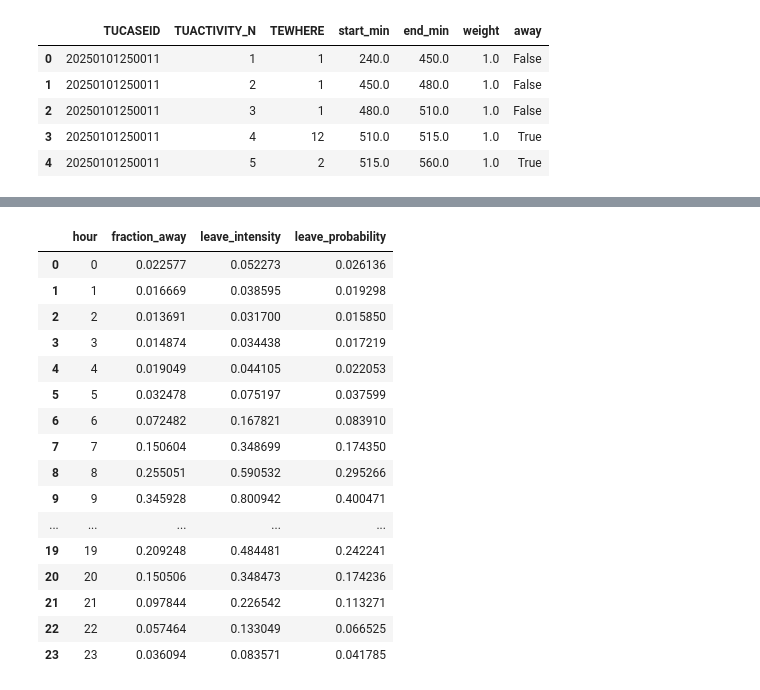
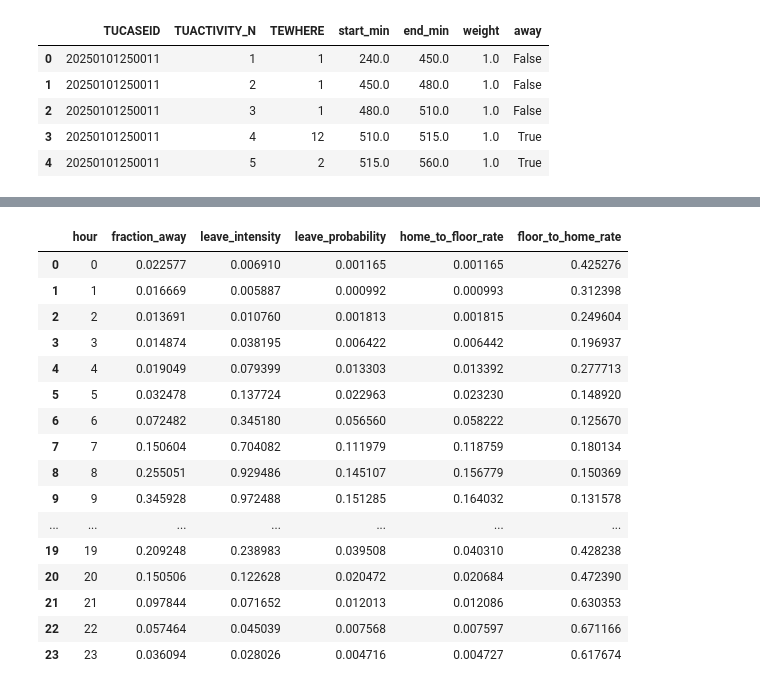
Before and after one commit to amylcarr/game-theory-model, a Jupyter notebook: atus_sun_clock_model.ipynb, the cells around one changed output, grey strips where cells are left out. Saved outputs shown, nothing was run; the diff lists cells and outputs as text; code cells hidden in the pictures.

```diff
--- a/atus_sun_clock_model.ipynb
+++ b/atus_sun_clock_model.ipynb
@@ -168,7 +167,7 @@ def load_atus_activity_file(path, config=CONFIG):
 
 
 def make_synthetic_atus(n_people=3000, seed=0):
-    """Fallback demo data with a realistic diurnal away-from-home pattern,
+    """Fallback demo data with a realistic daily away-from-home pattern,
     used only when DATA_PATH isn't found -- lets the rest of the notebook
     run end-to-end before you plug in the real ATUS extract."""
     r = np.random.default_rng(seed)
@@ -290,19 +347,23 @@ scale it by a tunable ceiling probability, `BASE_LEAVE_PROB`.
 # %%
-RING_INTERVAL_HOURS = 2.0     # the clock rings every 5 hours on average, always
-BASE_LEAVE_PROB = 0.5         # probability of leaving at the peak hour, when polled
+# Empirical continuous-time movement rates in events per person-hour.
+# These are calculated from observed transitions and person-hours in cell 3.
+leave_intensity_hourly = (
+    home_to_floor_rate_hourly / home_to_floor_rate_hourly.max()
+)
+leave_prob_hourly = 1.0 - np.exp(-home_to_floor_rate_hourly)
 
-leave_intensity_hourly = frac_away_hour / frac_away_hour.max()  # 0 to 1, peak hour = 1
-leave_prob_hourly = BASE_LEAVE_PROB * leave_intensity_hourly
+print(
+    f"Home-to-floor rates: {home_to_floor_rate_hourly.min():.5f} to "
+    f"{home_to_floor_rate_hourly.max():.5f} events/person-hour"
+)
+print(
+    f"Floor-to-home rates: {floor_to_home_rate_hourly.min():.5f} to "
+    f"{floor_to_home_rate_hourly.max():.5f} events/person-hour"
+)
 
-def leave_prob_at(t_hours):
-    """Probability an at-home agent leaves, given the clock just rang at t_hours."""
-    h = int(np.floor(t_hours)) % 24
-    return leave_prob_hourly[h]
-
-print(f"Leave probability ranges from {leave_prob_hourly.min():.3f} "
-      f"(hour {leave_prob_hourly.argmin()}) to {leave_prob_hourly.max():.3f} "
-      f"(hour {leave_prob_hourly.argmax()})")
-
-for r in range(0, len(leave_prob_hourly)):
-    print(f"Leave probability at hour {r}: {leave_prob_hourly[r]}")
+for hour in hours:
+    print(
+        f"Hour {hour:02d}: home-to-floor={home_to_floor_rate_hourly[hour]:.8f}, "
+        f"floor-to-home={floor_to_home_rate_hourly[hour]:.8f}"
+    )
 # %% [output]
@@ -446,30 +394,32 @@ re-deriving it from ATUS each time.
 # %%
 leave_prob_table = pd.DataFrame({
     "hour": hours,
     "fraction_away": frac_away_hour,
     "leave_intensity": leave_intensity_hourly,
     "leave_probability": leave_prob_hourly,
+    "home_to_floor_rate": home_to_floor_rate_hourly,
+    "floor_to_home_rate": floor_to_home_rate_hourly,
 })
 leave_prob_table.to_csv("sun_clock_leave_probability.csv", index=False)
 leave_prob_table
 # %% [output]
-|  | hour | fraction_away | leave_intensity | leave_probability |
-| 0 | 0 | 0.022577 | 0.052273 | 0.026136 |
-| 1 | 1 | 0.016669 | 0.038595 | 0.019298 |
-| 2 | 2 | 0.013691 | 0.031700 | 0.015850 |
-| 3 | 3 | 0.014874 | 0.034438 | 0.017219 |
-| 4 | 4 | 0.019049 | 0.044105 | 0.022053 |
-| 5 | 5 | 0.032478 | 0.075197 | 0.037599 |
-| 6 | 6 | 0.072482 | 0.167821 | 0.083910 |
-| 7 | 7 | 0.150604 | 0.348699 | 0.174350 |
-| 8 | 8 | 0.255051 | 0.590532 | 0.295266 |
-| 9 | 9 | 0.345928 | 0.800942 | 0.400471 |
-| ... | ... | ... | ... | ... |
-| 19 | 19 | 0.209248 | 0.484481 | 0.242241 |
-| 20 | 20 | 0.150506 | 0.348473 | 0.174236 |
-| 21 | 21 | 0.097844 | 0.226542 | 0.113271 |
-| 22 | 22 | 0.057464 | 0.133049 | 0.066525 |
-| 23 | 23 | 0.036094 | 0.083571 | 0.041785 |
+|  | hour | fraction_away | leave_intensity | leave_probability | home_to_floor_rate | floor_to_home_rate |
+| 0 | 0 | 0.022577 | 0.006910 | 0.001165 | 0.001165 | 0.425276 |
+| 1 | 1 | 0.016669 | 0.005887 | 0.000992 | 0.000993 | 0.312398 |
+| 2 | 2 | 0.013691 | 0.010760 | 0.001813 | 0.001815 | 0.249604 |
+| 3 | 3 | 0.014874 | 0.038195 | 0.006422 | 0.006442 | 0.196937 |
+| 4 | 4 | 0.019049 | 0.079399 | 0.013303 | 0.013392 | 0.277713 |
+| 5 | 5 | 0.032478 | 0.137724 | 0.022963 | 0.023230 | 0.148920 |
+| 6 | 6 | 0.072482 | 0.345180 | 0.056560 | 0.058222 | 0.125670 |
+| 7 | 7 | 0.150604 | 0.704082 | 0.111979 | 0.118759 | 0.180134 |
+| 8 | 8 | 0.255051 | 0.929486 | 0.145107 | 0.156779 | 0.150369 |
+| 9 | 9 | 0.345928 | 0.972488 | 0.151285 | 0.164032 | 0.131578 |
+| ... | ... | ... | ... | ... | ... | ... |
+| 19 | 19 | 0.209248 | 0.238983 | 0.039508 | 0.040310 | 0.428238 |
+| 20 | 20 | 0.150506 | 0.122628 | 0.020472 | 0.020684 | 0.472390 |
+| 21 | 21 | 0.097844 | 0.071652 | 0.012013 | 0.012086 | 0.630353 |
+| 22 | 22 | 0.057464 | 0.045039 | 0.007568 | 0.007597 | 0.671166 |
+| 23 | 23 | 0.036094 | 0.028026 | 0.004716 | 0.004727 | 0.617674 |
 # %% [markdown]
 ## Notes / things to double-check against your real extract
 
```
Also changed, not shown: parts of 14 cells of this notebook, 11 other files.
